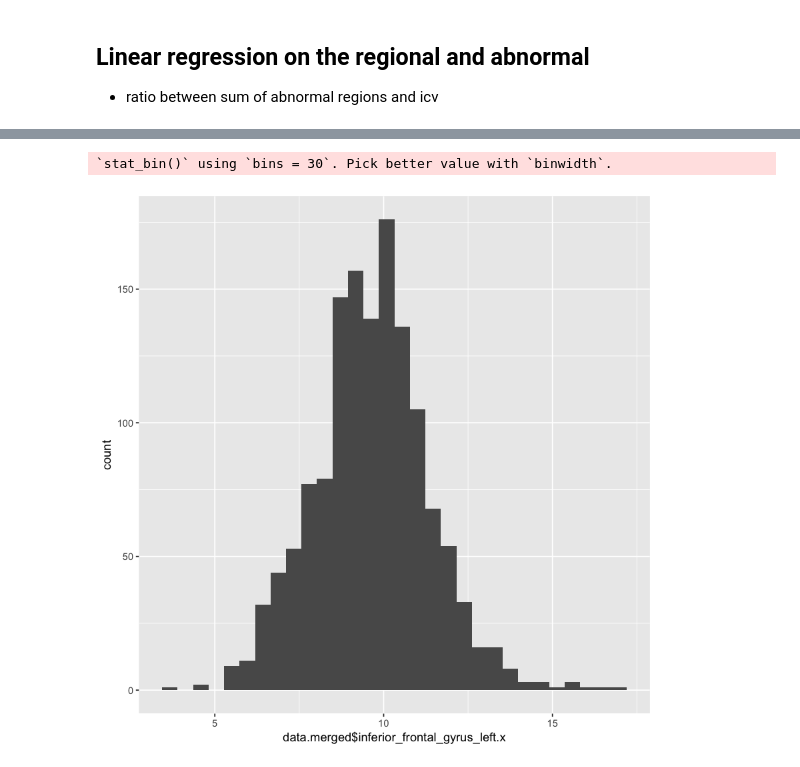
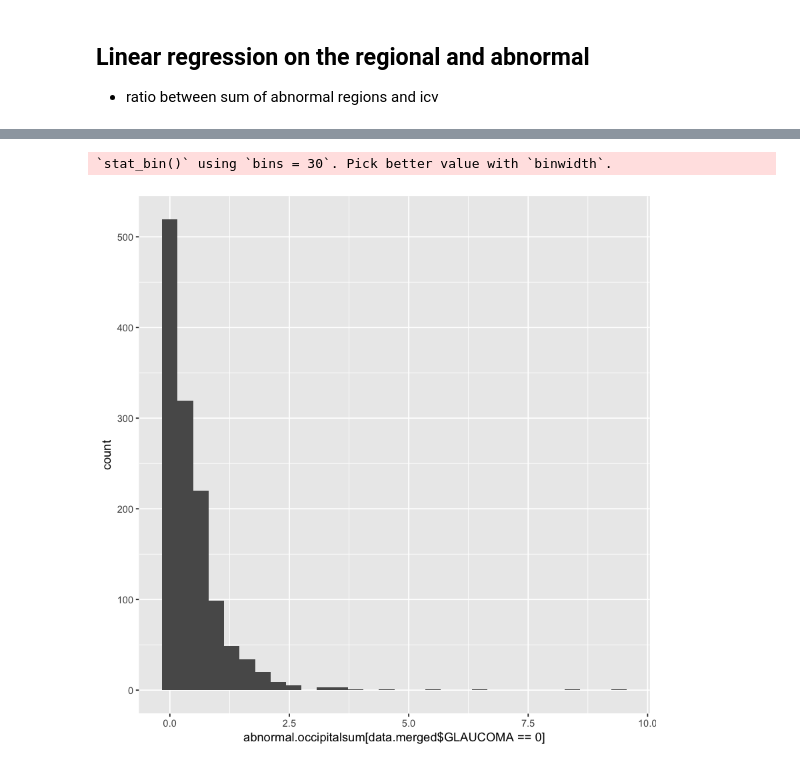
Before and after one commit to Mamie/BMI212-Glaucoma, a Jupyter notebook: notebook/GlaucomaSurvey_Mamie_20170425.ipynb, the cells around one changed output, grey strips where cells are left out. Drawn from its saved outputs; the diff is of its cells as text; code cells hidden in the pictures.

```diff
--- a/notebook/GlaucomaSurvey_Mamie_20170425.ipynb
+++ b/notebook/GlaucomaSurvey_Mamie_20170425.ipynb
@@ -50,4 +50,4 @@ sum(data.merged$GLAUCOMA==1, na.rm = T)
 ## Linear regression on the regional and abnormal
 - ratio between sum of abnormal regions and icv
 # %%
-occipital <- sapply(attributes(data.merged)$names, function(x) grepl(pattern='occipital', x))
+occipital <- sapply(names(data.merged), function(x) grepl(pattern='occipital', x))
@@ -98,0 +54,8 @@ $row.names
+# %%
+occipital.idx <- which(occipital)
+# %%
+regional.occipital <- occipital.idx[1:10]
+abnormal.occipital <- occipital.idx[-seq(10)]
+# %%
+regional.occipitalsum <- apply(data.merged[,regional.occipital], 1, sum)
+abnormal.occipitalsum <- apply(data.merged[,abnormal.occipital], 1, sum)
@@ -137,6 +124,6 @@ geom_point(aes(x=GLAUCOMA, y=inferior_occipital_gyrus_left.x))
 # %%
 ggplot() +
-geom_histogram(aes(x=data.merged$inferior_frontal_gyrus_left.x))
+geom_histogram(aes(x=abnormal.occipitalsum[data.merged$GLAUCOMA==0]))
 # %% [output]
 `stat_bin()` using `bins = 30`. Pick better value with `binwidth`.
-[figure, old version]
+[figure, new version]
```
Also changed, not shown: parts of 19 cells of this notebook.
